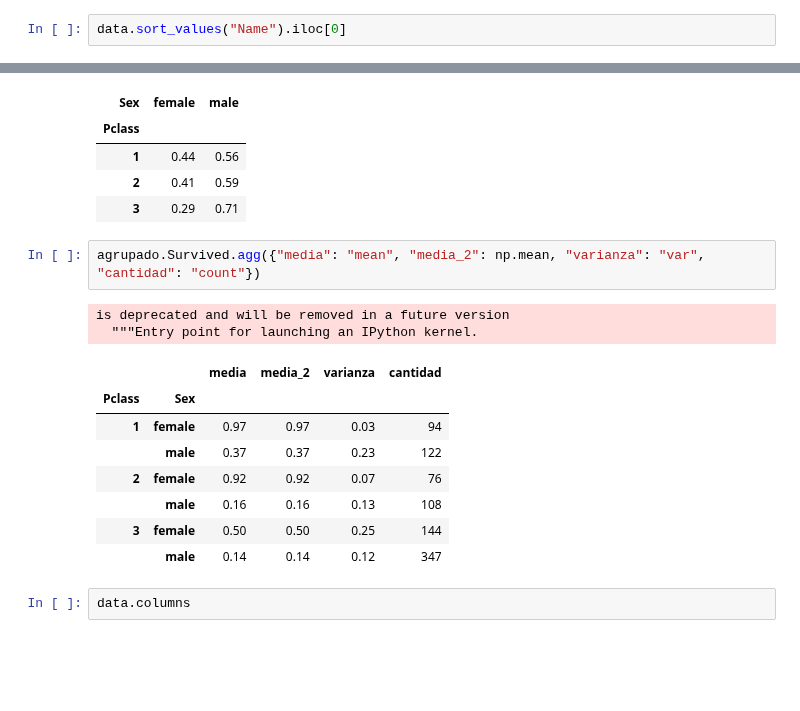
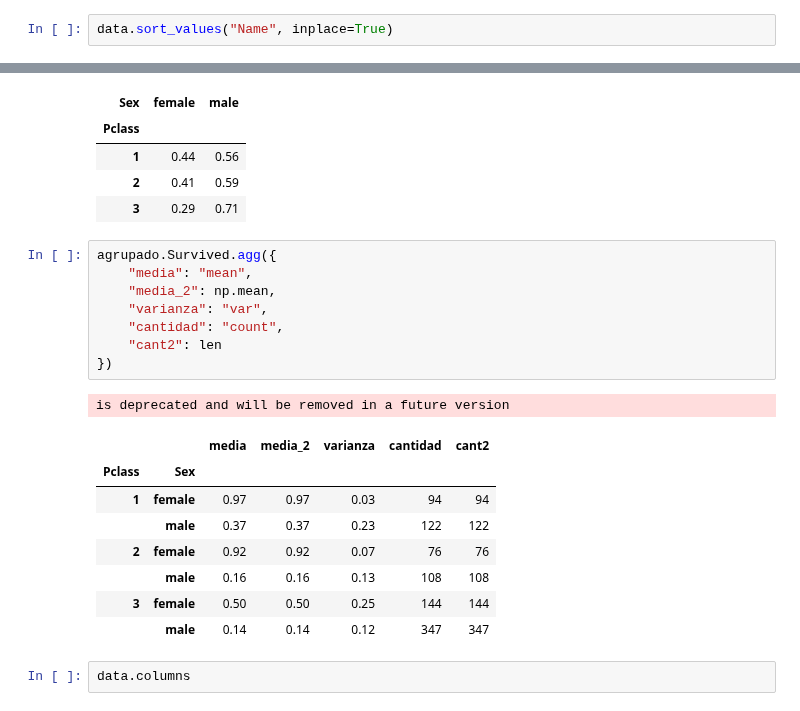
Before and after one commit to Argentan/DMA_LAB2, a Jupyter notebook: tutoriales/02_manejo de datos - pandas.ipynb, the cells around one changed output, grey strips where cells are left out. Cells and saved outputs as stored; diff of their text form; blank space fills up the shorter version.

```diff
--- a/tutoriales/02_manejo de datos - pandas.ipynb
+++ b/tutoriales/02_manejo de datos - pandas.ipynb
@@ -90,2 +198,2 @@ Name: 1, Length: 11, dtype: object
 # %%
-data.sort_values("Name").iloc[0]
+data.sort_values("Name", inplace=True)
@@ -703,18 +958,23 @@ pd.crosstab(data.Pclass, data.Sex).apply(lambda x: x / x.sum(), axis=1)
 | 2 | 0.41 | 0.59 |
 | 3 | 0.29 | 0.71 |
 # %%
-agrupado.Survived.agg({"media": "mean", "media_2": np.mean, "varianza": "var", "cantidad": "count"})
+agrupado.Survived.agg({
+    "media": "mean",
+    "media_2": np.mean,
+    "varianza": "var",
+    "cantidad": "count",
+    "cant2": len
+})
 # %% [output]
 is deprecated and will be removed in a future version
-  """Entry point for launching an IPython kernel.
-|  |  | media | media_2 | varianza | cantidad |
-| Pclass | Sex |  |  |  |  |
-| 1 | female | 0.97 | 0.97 | 0.03 | 94 |
-|  | male | 0.37 | 0.37 | 0.23 | 122 |
-| 2 | female | 0.92 | 0.92 | 0.07 | 76 |
-|  | male | 0.16 | 0.16 | 0.13 | 108 |
-| 3 | female | 0.50 | 0.50 | 0.25 | 144 |
-|  | male | 0.14 | 0.14 | 0.12 | 347 |
+|  |  | media | media_2 | varianza | cantidad | cant2 |
+| Pclass | Sex |  |  |  |  |  |
+| 1 | female | 0.97 | 0.97 | 0.03 | 94 | 94 |
+|  | male | 0.37 | 0.37 | 0.23 | 122 | 122 |
+| 2 | female | 0.92 | 0.92 | 0.07 | 76 | 76 |
+|  | male | 0.16 | 0.16 | 0.13 | 108 | 108 |
+| 3 | female | 0.50 | 0.50 | 0.25 | 144 | 144 |
+|  | male | 0.14 | 0.14 | 0.12 | 347 | 347 |
 # %%
 data.columns
 # %% [output]
```
Also changed, not shown: parts of 44 cells of this notebook, 2 other files.
